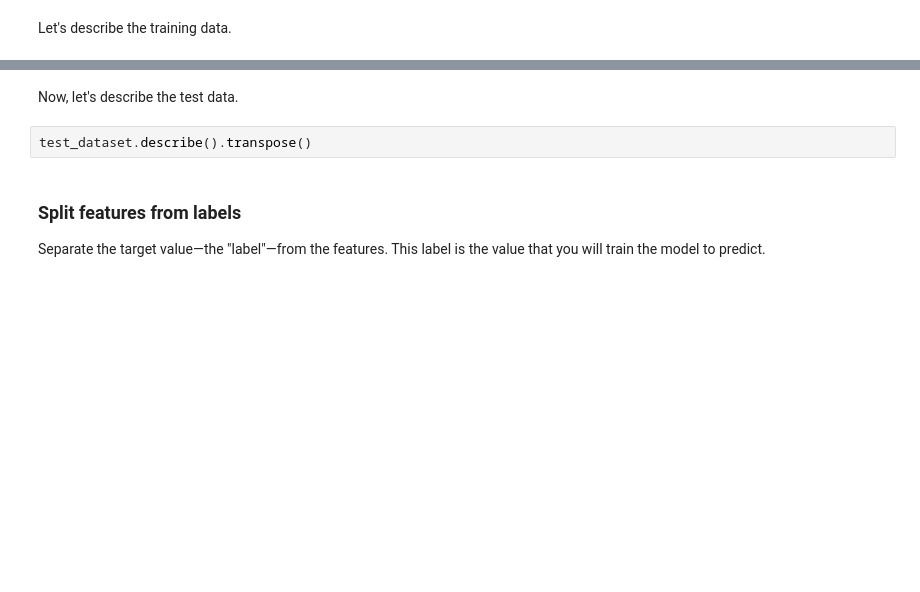
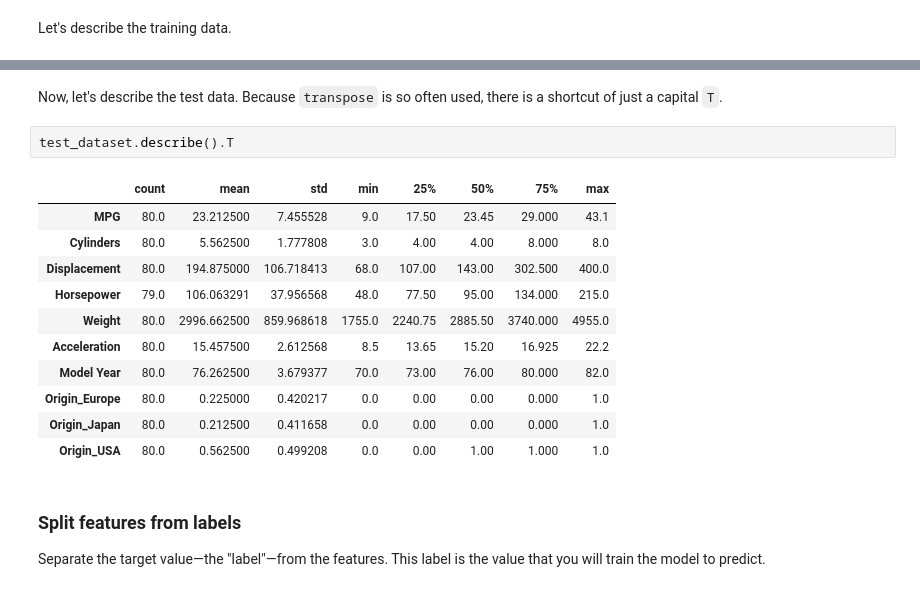
Before and after one commit to drehnstrom/ml-ops-course, a Jupyter notebook: tensorflow_examples/mpg_linear_regression.ipynb, the cells around one changed output, grey strips where cells are left out. Saved outputs shown, nothing was run; the diff lists cells and outputs as text; blank space fills up the shorter version.

Commit message:
Created using Colaboratory. I added a note about using T instead of transpose. Also not sure the last bits are working right.

```diff
--- a/tensorflow_examples/mpg_linear_regression.ipynb
+++ b/tensorflow_examples/mpg_linear_regression.ipynb
@@ -102,7 +163,19 @@ train_dataset.describe().transpose()
 # %% [markdown]
-Now, let's describe the test data.
+Now, let's describe the test data. Because `transpose` is so often used, there is a shortcut of just a capital `T`.
 # %%
-test_dataset.describe().transpose()
+test_dataset.describe().T
+# %% [output]
+|  | count | mean | std | min | 25% | 50% | 75% | max |
+| MPG | 80.0 | 23.212500 | 7.455528 | 9.0 | 17.50 | 23.45 | 29.000 | 43.1 |
+| Cylinders | 80.0 | 5.562500 | 1.777808 | 3.0 | 4.00 | 4.00 | 8.000 | 8.0 |
+| Displacement | 80.0 | 194.875000 | 106.718413 | 68.0 | 107.00 | 143.00 | 302.500 | 400.0 |
+| Horsepower | 79.0 | 106.063291 | 37.956568 | 48.0 | 77.50 | 95.00 | 134.000 | 215.0 |
+| Weight | 80.0 | 2996.662500 | 859.968618 | 1755.0 | 2240.75 | 2885.50 | 3740.000 | 4955.0 |
+| Acceleration | 80.0 | 15.457500 | 2.612568 | 8.5 | 13.65 | 15.20 | 16.925 | 22.2 |
+| Model Year | 80.0 | 76.262500 | 3.679377 | 70.0 | 73.00 | 76.00 | 80.000 | 82.0 |
+| Origin_Europe | 80.0 | 0.225000 | 0.420217 | 0.0 | 0.00 | 0.00 | 0.000 | 1.0 |
+| Origin_Japan | 80.0 | 0.212500 | 0.411658 | 0.0 | 0.00 | 0.00 | 0.000 | 1.0 |
+| Origin_USA | 80.0 | 0.562500 | 0.499208 | 0.0 | 0.00 | 1.00 | 1.000 | 1.0 |
 # %% [markdown]
 ### Split features from labels
 
```
Also changed, not shown: parts of 21 cells of this notebook.
